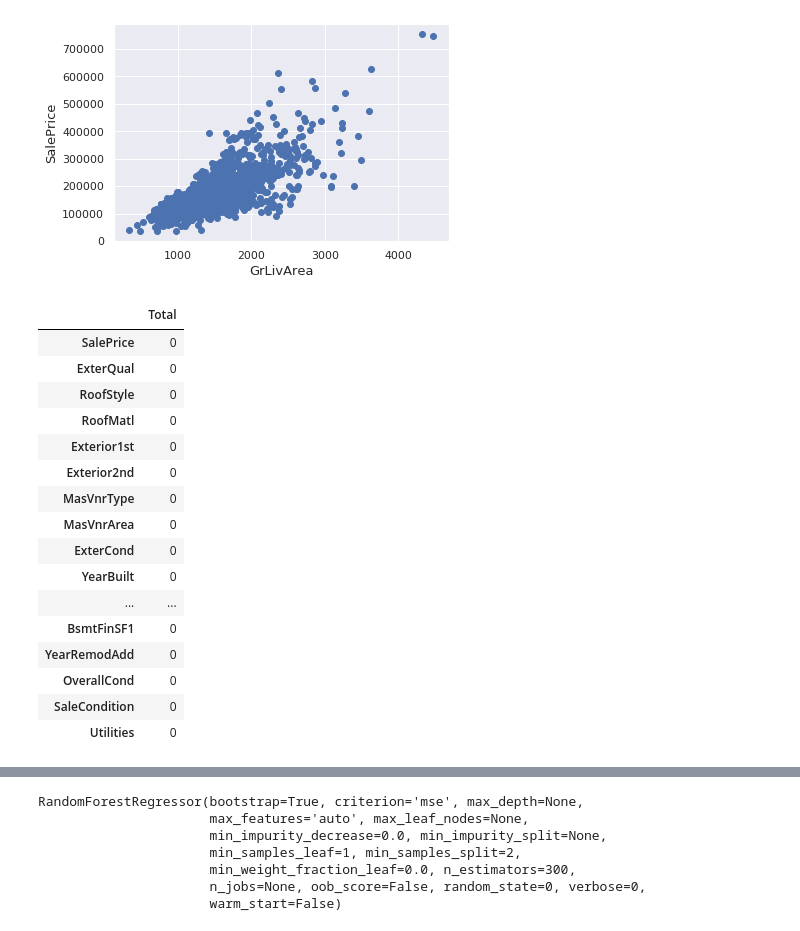
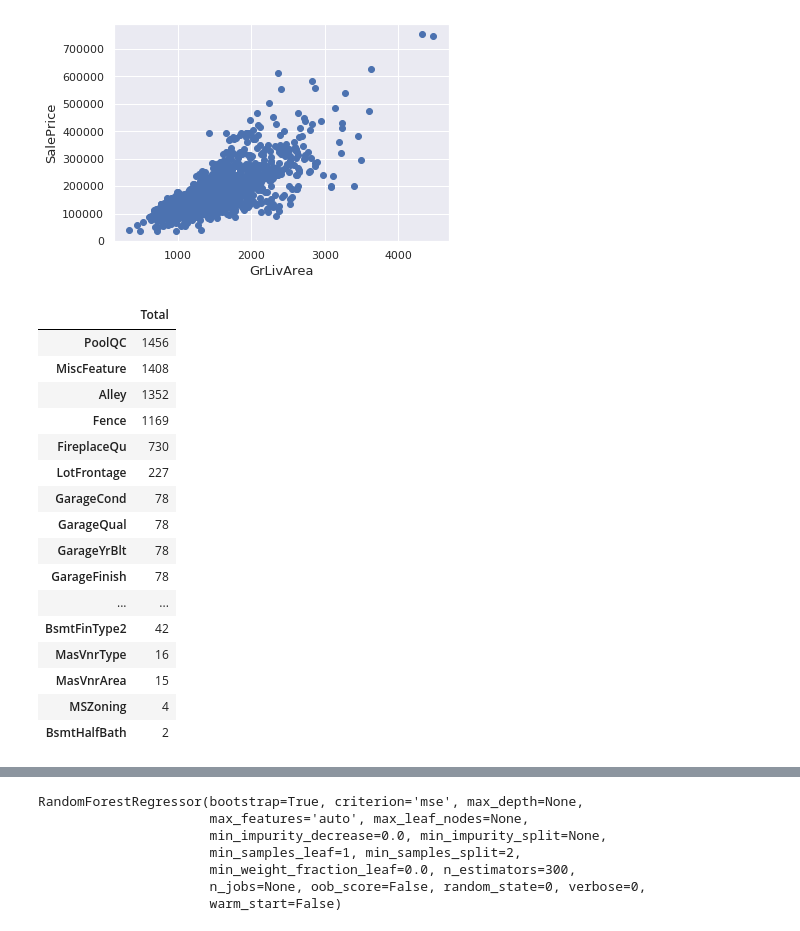
Before and after one commit to tangzongjin/Final-Project, a Jupyter notebook: Untitled4.ipynb, the cells around one changed output, grey strips where cells are left out. Cells and saved outputs as stored; diff of their text form; code cells hidden in the pictures.

```diff
--- a/Untitled4.ipynb
+++ b/Untitled4.ipynb
@@ -115,24 +105,24 @@ plt.show()
 # %% [output]
 [figure]
 # %%
-Missingamount = train.isnull().sum().sort_values(ascending=False)
+Missingamount = test.isnull().sum().sort_values(ascending=False)
 missing_data = pd.concat([Missingamount], axis=1, keys=['Total', 'Percent'])
 missing_data.head(20)
 # %% [output]
 |  | Total |
-| SalePrice | 0 |
-| ExterQual | 0 |
-| RoofStyle | 0 |
-| RoofMatl | 0 |
-| Exterior1st | 0 |
-| Exterior2nd | 0 |
-| MasVnrType | 0 |
-| MasVnrArea | 0 |
-| ExterCond | 0 |
-| YearBuilt | 0 |
+| PoolQC | 1456 |
+| MiscFeature | 1408 |
+| Alley | 1352 |
+| Fence | 1169 |
+| FireplaceQu | 730 |
+| LotFrontage | 227 |
+| GarageCond | 78 |
+| GarageQual | 78 |
+| GarageYrBlt | 78 |
+| GarageFinish | 78 |
 | ... | ... |
-| BsmtFinSF1 | 0 |
-| YearRemodAdd | 0 |
-| OverallCond | 0 |
-| SaleCondition | 0 |
-| Utilities | 0 |
+| BsmtFinType2 | 42 |
+| MasVnrType | 16 |
+| MasVnrArea | 15 |
+| MSZoning | 4 |
+| BsmtHalfBath | 2 |
```
Also changed, not shown: parts of 5 cells of this notebook.
